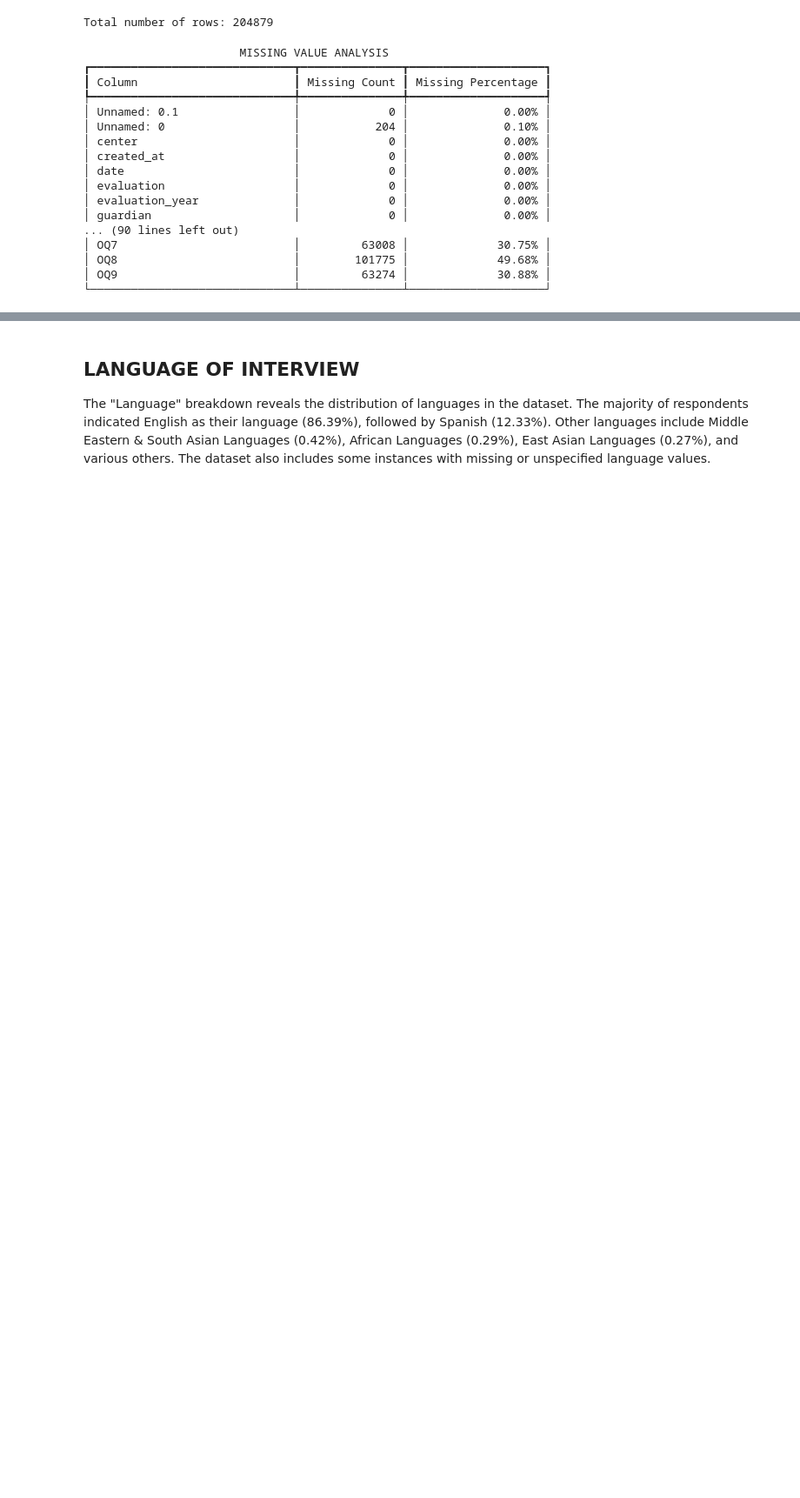
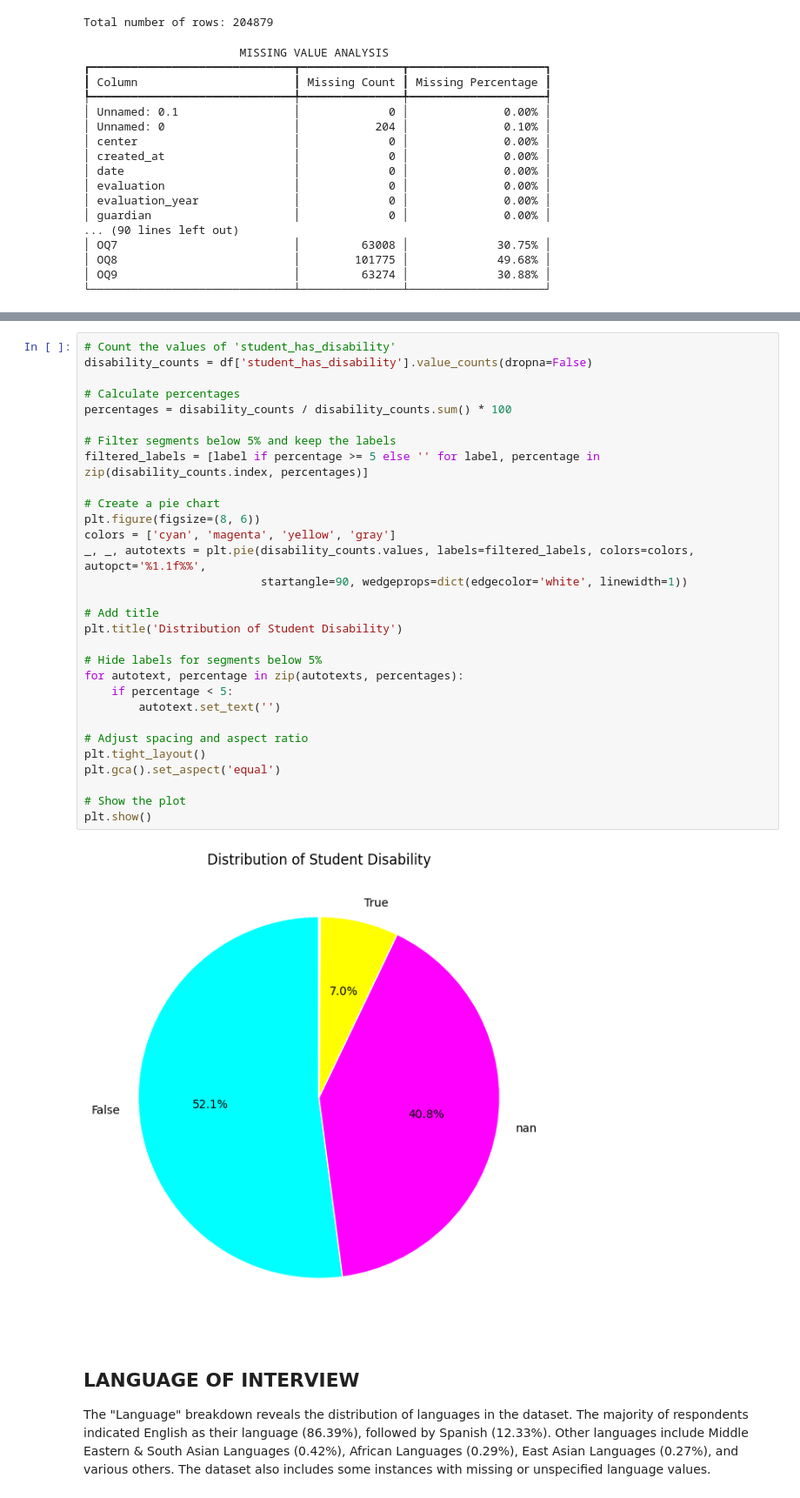
Before and after one commit to bmfores/nhsa-parentgauge, a Jupyter notebook: data_cleaning_analysis.ipynb, the cells around one changed output, grey strips where cells are left out. Shown at 87% size. Cells and saved outputs as stored; diff of their text form; blank space fills up the shorter version.

```diff
--- a/data_cleaning_analysis.ipynb
+++ b/data_cleaning_analysis.ipynb
@@ -160,3 +242,35 @@ plt.show()
+# %%
+# Count the values of 'student_has_disability'
+disability_counts = df['student_has_disability'].value_counts(dropna=False)
+
+# Calculate percentages
+percentages = disability_counts / disability_counts.sum() * 100
+
+# Filter segments below 5% and keep the labels
+filtered_labels = [label if percentage >= 5 else '' for label, percentage in zip(disability_counts.index, percentages)]
+
+# Create a pie chart
+plt.figure(figsize=(8, 6))
+colors = ['cyan', 'magenta', 'yellow', 'gray']
+_, _, autotexts = plt.pie(disability_counts.values, labels=filtered_labels, colors=colors, autopct='%1.1f%%',
+                          startangle=90, wedgeprops=dict(edgecolor='white', linewidth=1))
+
+# Add title
+plt.title('Distribution of Student Disability')
+
+# Hide labels for segments below 5%
+for autotext, percentage in zip(autotexts, percentages):
+    if percentage < 5:
+        autotext.set_text('')
+
+# Adjust spacing and aspect ratio
+plt.tight_layout()
+plt.gca().set_aspect('equal')
+
+# Show the plot
+plt.show()
+# %% [output]
+[figure, added]
 # %% [markdown]
 ## LANGUAGE OF INTERVIEW
 
```
Also changed, not shown: parts of 8 cells of this notebook.
